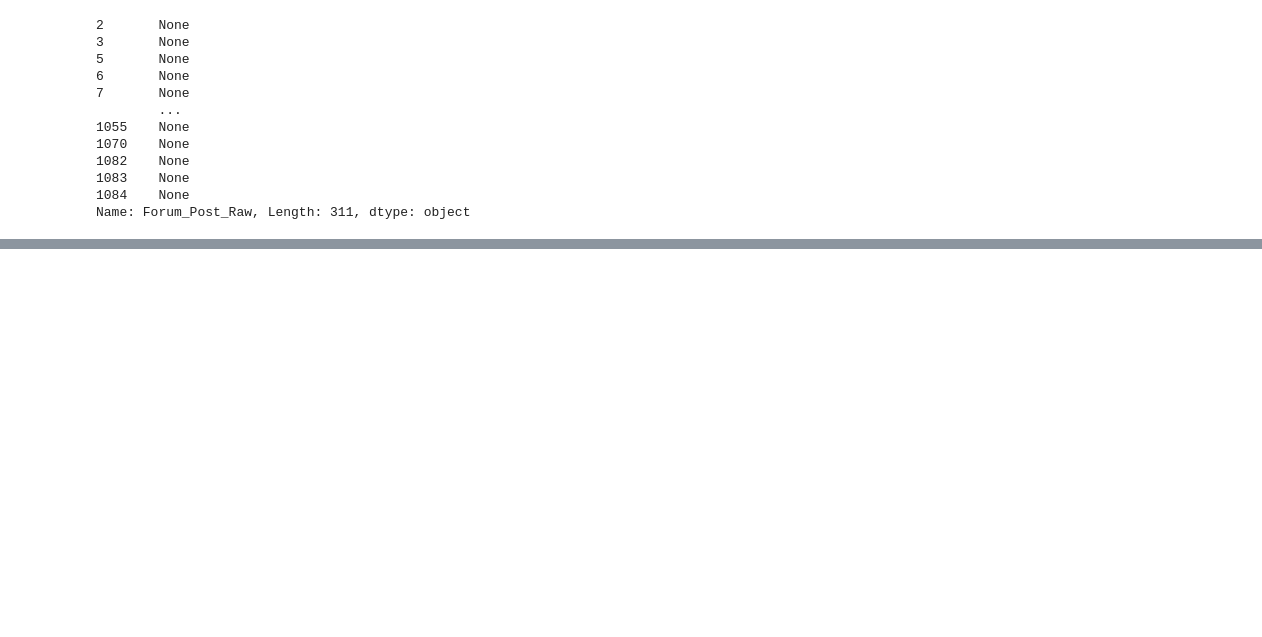
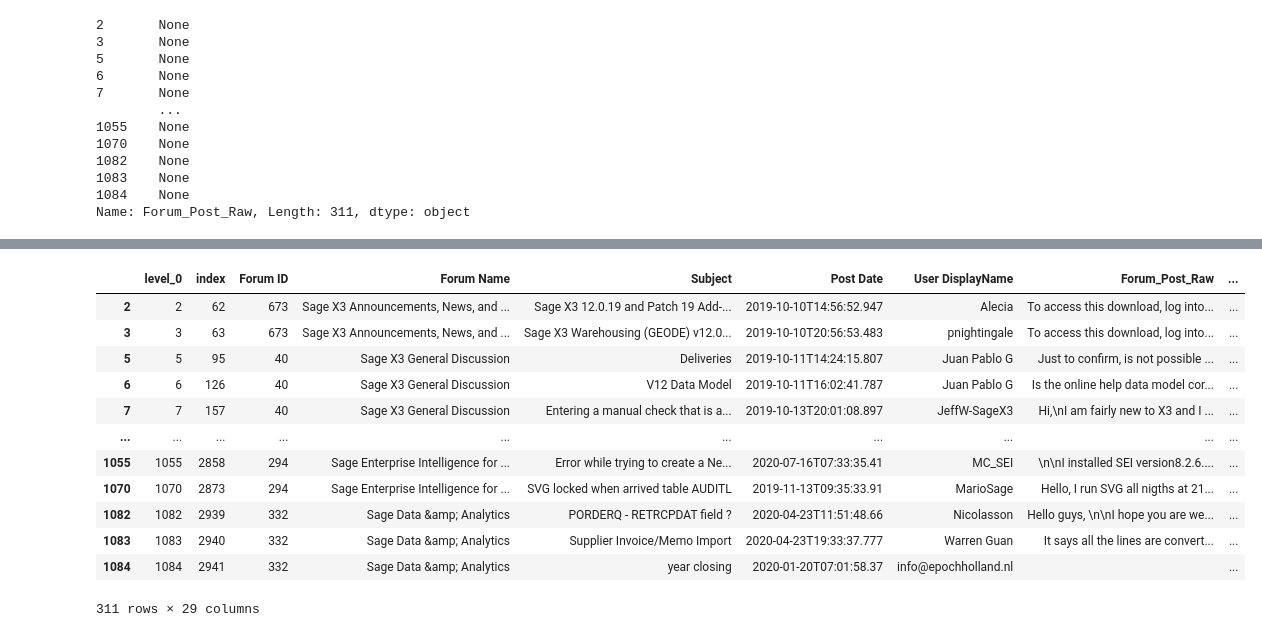
Before and after one commit to Delamater/MachineLearning, a Jupyter notebook: GeneralAssembly/CapstoneProject/SageCityForums/Final/Docs/SageForumsAnalysis.ipynb, the cells around one changed output, grey strips where cells are left out. Saved outputs shown, nothing was run; the diff lists cells and outputs as text; code cells hidden in the pictures; blank space fills up the shorter version.

```diff
--- a/GeneralAssembly/CapstoneProject/SageCityForums/Final/Docs/SageForumsAnalysis.ipynb
+++ b/GeneralAssembly/CapstoneProject/SageCityForums/Final/Docs/SageForumsAnalysis.ipynb
@@ -1154,3 +1173,19 @@ dfResults
+# %%
+dfLDA[dfLDA['topic0']==0]
+# %% [output]
+|  | level_0 | index | Forum ID | Forum Name | Subject | Post Date | User DisplayName | Forum_Post_Raw | ... |
+| 2 | 2 | 62 | 673 | Sage X3 Announcements, News, and ... | Sage X3 12.0.19 and Patch 19 Add-... | 2019-10-10T14:56:52.947 | Alecia | To access this download, log into... | ... |
+| 3 | 3 | 63 | 673 | Sage X3 Announcements, News, and ... | Sage X3 Warehousing (GEODE) v12.0... | 2019-10-10T20:56:53.483 | pnightingale | To access this download, log into... | ... |
+| 5 | 5 | 95 | 40 | Sage X3 General Discussion | Deliveries | 2019-10-11T14:24:15.807 | Juan Pablo G | Just to confirm, is not possible ... | ... |
+| 6 | 6 | 126 | 40 | Sage X3 General Discussion | V12 Data Model | 2019-10-11T16:02:41.787 | Juan Pablo G | Is the online help data model cor... | ... |
+| 7 | 7 | 157 | 40 | Sage X3 General Discussion | Entering a manual check that is a... | 2019-10-13T20:01:08.897 | JeffW-SageX3 | Hi,\nI am fairly new to X3 and I ... | ... |
+| ... | ... | ... | ... | ... | ... | ... | ... | ... | ... |
+| 1055 | 1055 | 2858 | 294 | Sage Enterprise Intelligence for ... | Error while trying to create a Ne... | 2020-07-16T07:33:35.41 | MC_SEI | \n\nI installed SEI version8.2.6.... | ... |
+| 1070 | 1070 | 2873 | 294 | Sage Enterprise Intelligence for ... | SVG locked when arrived table AUDITL | 2019-11-13T09:35:33.91 | MarioSage | Hello, I run SVG all nigths at 21... | ... |
+| 1082 | 1082 | 2939 | 332 | Sage Data &amp; Analytics | PORDERQ - RETRCPDAT field ? | 2020-04-23T11:51:48.66 | Nicolasson | Hello guys, \n\nI hope you are we... | ... |
+| 1083 | 1083 | 2940 | 332 | Sage Data &amp; Analytics | Supplier Invoice/Memo Import | 2020-04-23T19:33:37.777 | Warren Guan | It says all the lines are convert... | ... |
+| 1084 | 1084 | 2941 | 332 | Sage Data &amp; Analytics | year closing | 2020-01-20T07:01:58.37 | info@epochholland.nl |  | ... |
+311 rows × 29 columns
 # %%
 # frame.Forum_Post_Raw, frame.neg, frame.neu, frame.pos
 dfResults.to_html(open('results.html', 'w'))
```
Also changed, not shown: parts of 5 cells of this notebook, 3 other files.
